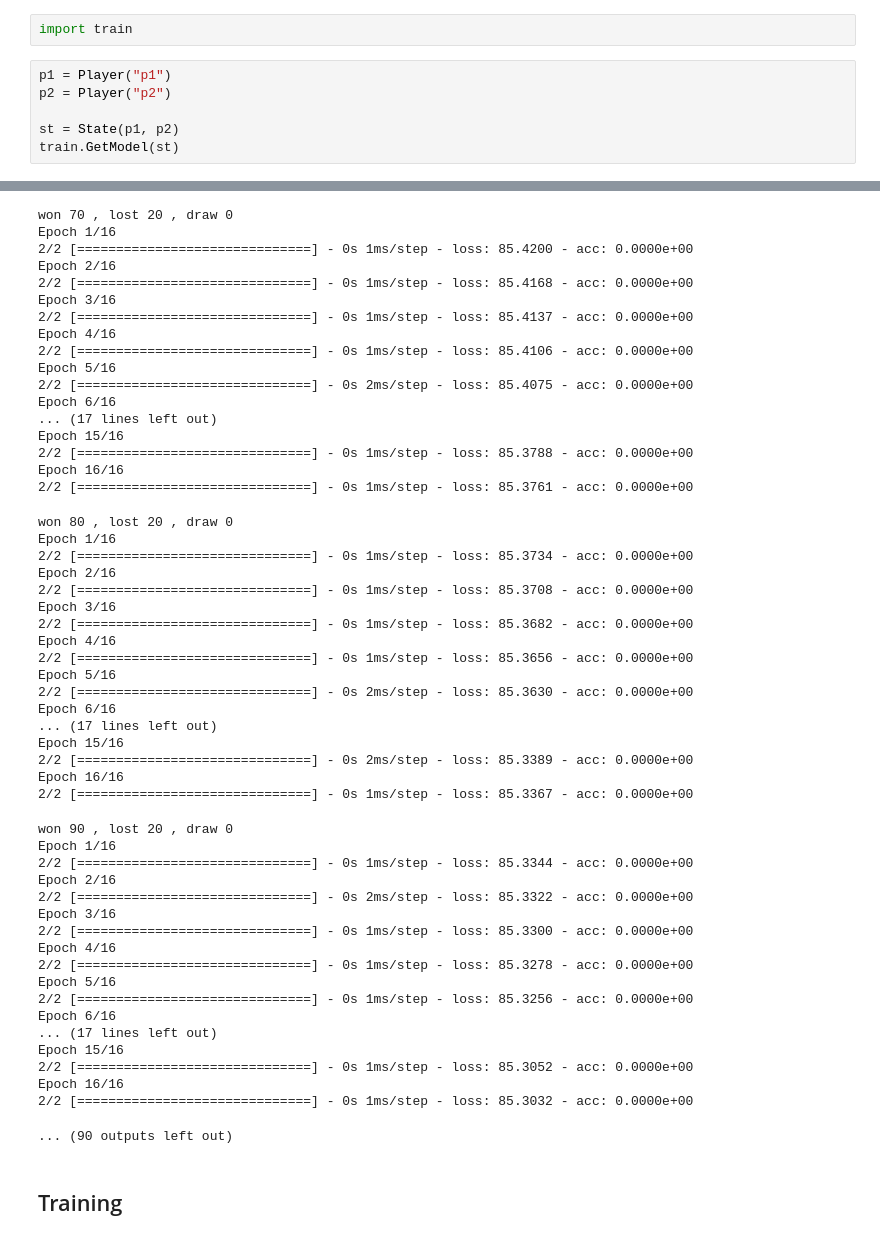
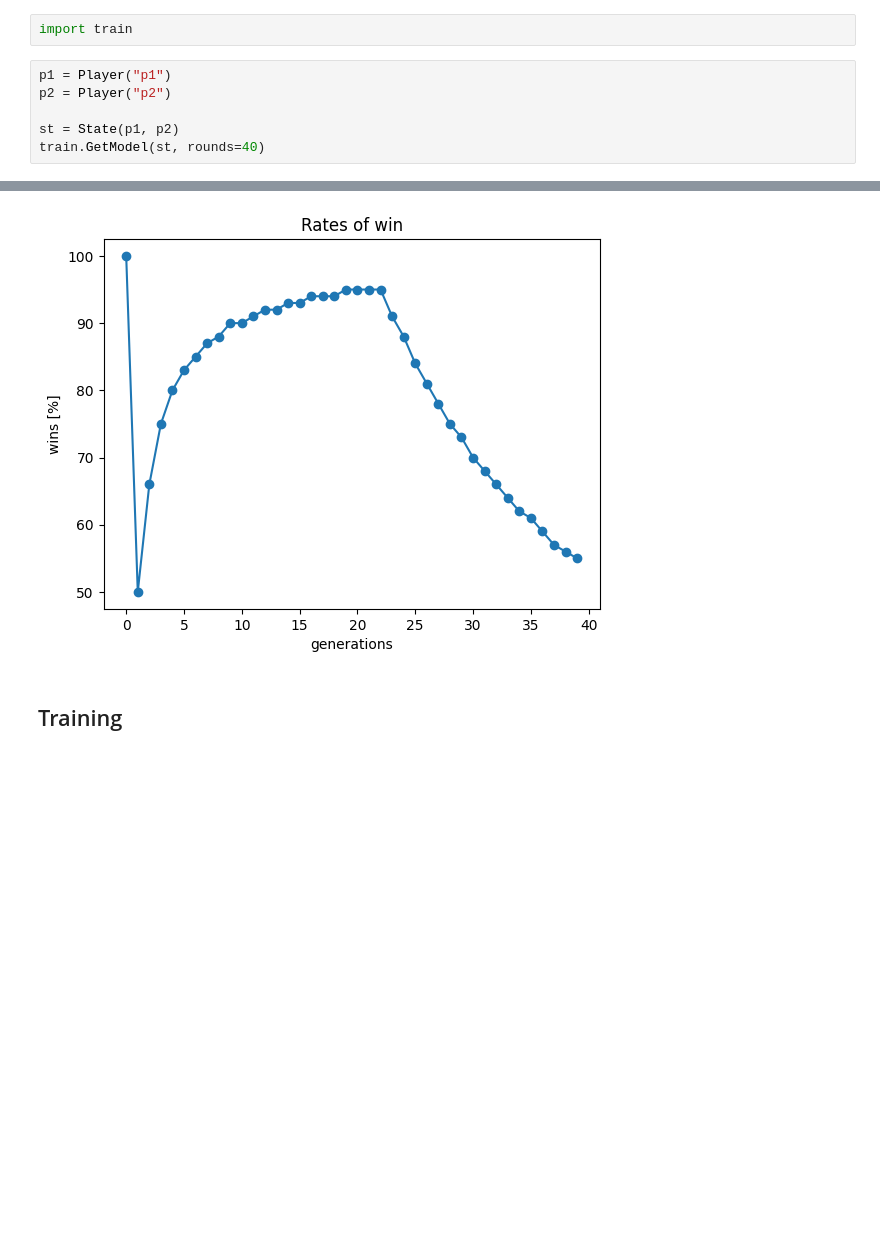
Before and after one commit to leighannelem/checkersRL_math156_24, a Jupyter notebook: new_notebook.ipynb, the cells around one changed output, grey strips where cells are left out. Cells and saved outputs as stored; diff of their text form; blank space fills up the shorter version.

```diff
--- a/new_notebook.ipynb
+++ b/new_notebook.ipynb
@@ -12,5 +12,5 @@ p1 = Player("p1")
 p2 = Player("p2")
 
 st = State(p1, p2)
-train.GetModel(st)
+train.GetModel(st, rounds=40)
 # %% [output]
@@ -170,55 +18,4 @@ Epoch 16/16
-won 70 , lost 20 , draw 0
-Epoch 1/16
-2/2 [==============================] - 0s 1ms/step - loss: 85.4200 - acc: 0.0000e+00
-Epoch 2/16
-2/2 [==============================] - 0s 1ms/step - loss: 85.4168 - acc: 0.0000e+00
-Epoch 3/16
-2/2 [==============================] - 0s 1ms/step - loss: 85.4137 - acc: 0.0000e+00
-Epoch 4/16
-2/2 [==============================] - 0s 1ms/step - loss: 85.4106 - acc: 0.0000e+00
-Epoch 5/16
-2/2 [==============================] - 0s 2ms/step - loss: 85.4075 - acc: 0.0000e+00
-Epoch 6/16
-... (17 lines left out)
-Epoch 15/16
-2/2 [==============================] - 0s 1ms/step - loss: 85.3788 - acc: 0.0000e+00
-Epoch 16/16
-2/2 [==============================] - 0s 1ms/step - loss: 85.3761 - acc: 0.0000e+00
-won 80 , lost 20 , draw 0
-Epoch 1/16
-2/2 [==============================] - 0s 1ms/step - loss: 85.3734 - acc: 0.0000e+00
-Epoch 2/16
-2/2 [==============================] - 0s 1ms/step - loss: 85.3708 - acc: 0.0000e+00
-Epoch 3/16
-2/2 [==============================] - 0s 1ms/step - loss: 85.3682 - acc: 0.0000e+00
-Epoch 4/16
-2/2 [==============================] - 0s 1ms/step - loss: 85.3656 - acc: 0.0000e+00
-Epoch 5/16
-2/2 [==============================] - 0s 2ms/step - loss: 85.3630 - acc: 0.0000e+00
-Epoch 6/16
-... (17 lines left out)
-Epoch 15/16
-2/2 [==============================] - 0s 2ms/step - loss: 85.3389 - acc: 0.0000e+00
-Epoch 16/16
-2/2 [==============================] - 0s 1ms/step - loss: 85.3367 - acc: 0.0000e+00
-won 90 , lost 20 , draw 0
-Epoch 1/16
-2/2 [==============================] - 0s 1ms/step - loss: 85.3344 - acc: 0.0000e+00
-Epoch 2/16
-2/2 [==============================] - 0s 2ms/step - loss: 85.3322 - acc: 0.0000e+00
-Epoch 3/16
-2/2 [==============================] - 0s 1ms/step - loss: 85.3300 - acc: 0.0000e+00
-Epoch 4/16
-2/2 [==============================] - 0s 1ms/step - loss: 85.3278 - acc: 0.0000e+00
-Epoch 5/16
-2/2 [==============================] - 0s 1ms/step - loss: 85.3256 - acc: 0.0000e+00
-Epoch 6/16
-... (17 lines left out)
-Epoch 15/16
-2/2 [==============================] - 0s 1ms/step - loss: 85.3052 - acc: 0.0000e+00
-Epoch 16/16
-2/2 [==============================] - 0s 1ms/step - loss: 85.3032 - acc: 0.0000e+00
-... (90 outputs left out)
+[figure, added]
 # %% [markdown]
 ## Training
 # %%
```
Also changed, not shown: parts of 4 cells of this notebook, 6 other files.
